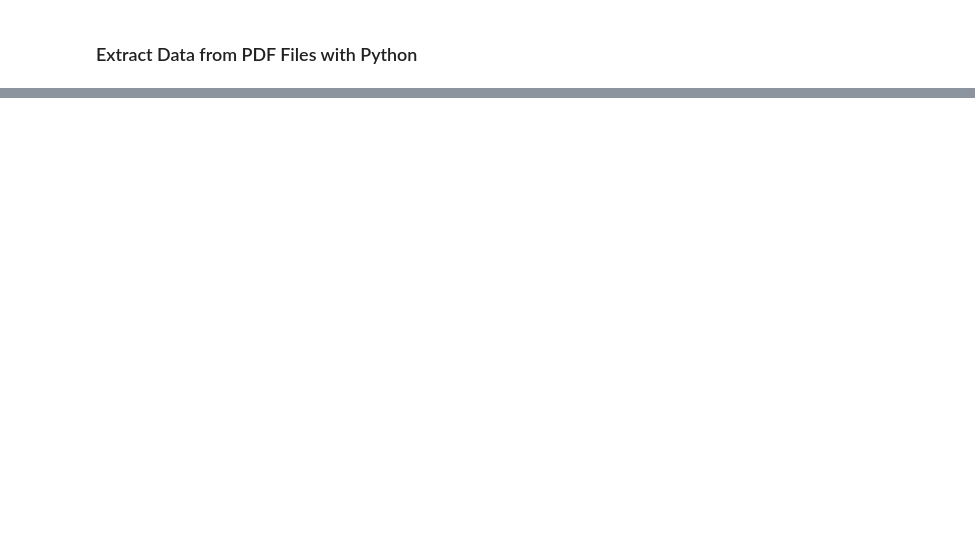
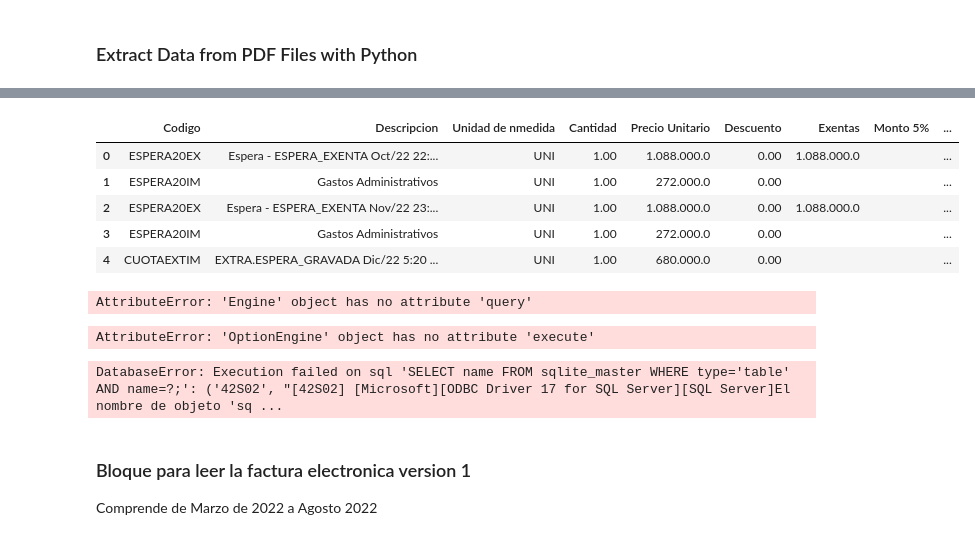
Before and after one commit to rofigueredo/PythonAnalysis, a Jupyter notebook: Files manage/ETL_fact.ipynb, the cells around one changed output, grey strips where cells are left out. Cells and saved outputs as stored; diff of their text form; code cells hidden in the pictures; blank space fills up the shorter version.

```diff
--- a/Files manage/ETL_fact.ipynb
+++ b/Files manage/ETL_fact.ipynb
@@ -275,0 +74,43 @@ df.dtypes
+# %%
+root_dir = os.getcwd()
+
+df_archivos = []
+ciclo = 0
+
+for dirpath, dirnames, filenames in os.walk(root_dir):
+    for filename in filenames:
+        if filename.endswith('.pdf'):
+            file_paths = os.path.join(dirpath, filename)
+            # Se utiliza pdfPlumber para leer los datos de la tabla factura
+            with pdfplumber.open(file_paths) as temp:
+                print(file_paths)
+                ciclo += 1
+                    # Nombre de pdf dinamico
+                print(f"pdf_{ciclo}")
+                first_page = temp.pages[0]
+                        # print(first_page.extract_table())
+                dfnames = first_page.extract_table()
+                df_t = pd.DataFrame(dfnames)
+                headers = df_t.iloc[0].values
+                df_t.columns = headers
+                df_t.drop(index=0, axis=0, inplace=True)
+                df_t = df_t.dropna()
+
+                    # Se agrega el Nro de Factura al Df
+                texto = first_page.extract_text()
+                nroFact  = texto[0:15]
+                print("Nro Factura: {}".format(nroFact))
+                df_t['NroFactura']=nroFact
+
+                # #Se agrega la fecha y Hora impresa en la factura
+                lines = texto.split('\n')
+                filtered_lines = [line for line in lines if 'Fecha y hora' in line]
+                # print('\n'.join(filtered_lines))
+                str(filtered_lines)
+                fechafact =str(filtered_lines)[27:37]
+                print("Fecha Emision: {}".format(fechafact))
+                df_t['FechaEmision']=fechafact
+                df_archivos.append(df_t)
+
+            df = pd.concat(df_archivos, ignore_index=True)
+            df.columns = diccColumnas
@@ -275,0 +135,9 @@ df.dtypes
+# %%
+df.head()
+# %% [output]
+|  | Codigo | Descripcion | Unidad de nmedida | Cantidad | Precio Unitario | Descuento | Exentas | Monto 5% | ... |
+| 0 | ESPERA20EX | Espera - ESPERA_EXENTA Oct/22 22:... | UNI | 1.00 | 1.088.000.0 | 0.00 | 1.088.000.0 |  | ... |
+| 1 | ESPERA20IM | Gastos Administrativos | UNI | 1.00 | 272.000.0 | 0.00 |  |  | ... |
+| 2 | ESPERA20EX | Espera - ESPERA_EXENTA Nov/22 23:... | UNI | 1.00 | 1.088.000.0 | 0.00 | 1.088.000.0 |  | ... |
+| 3 | ESPERA20IM | Gastos Administrativos | UNI | 1.00 | 272.000.0 | 0.00 |  |  | ... |
+| 4 | CUOTAEXTIM | EXTRA.ESPERA_GRAVADA Dic/22 5:20 ... | UNI | 1.00 | 680.000.0 | 0.00 |  |  | ... |
@@ -275,0 +153,22 @@ df.dtypes
+# %%
+# Execute a SQL query
+output = engine.query("SELECT * FROM vFactFinance")
+
+type(output)
+# %% [output]
+AttributeError: 'Engine' object has no attribute 'query'
+# %%
+
+
+# Use pandas to execute the query and store the result in a DataFrame
+df_W = pd.read_sql(query, engine)
+
+# Now df is a DataFrame containing the result of the query
+df_W
+# %% [output]
+AttributeError: 'OptionEngine' object has no attribute 'execute'
+# %%
+# Escribir el DataFrame en la base de datos SQL
+df.to_sql('mi_tabla_temp', connection, if_exists='replace')
+# %% [output]
+DatabaseError: Execution failed on sql 'SELECT name FROM sqlite_master WHERE type='table' AND name=?;': ('42S02', "[42S02] [Microsoft][ODBC Driver 17 for SQL Server][SQL Server]El nombre de objeto 'sq ...
@@ -275,0 +178,3 @@ df.dtypes
+# %% [markdown]
+### Bloque para leer la factura electronica version 1
+Comprende de Marzo de 2022 a Agosto 2022
```
Also changed, not shown: parts of 43 cells of this notebook.
